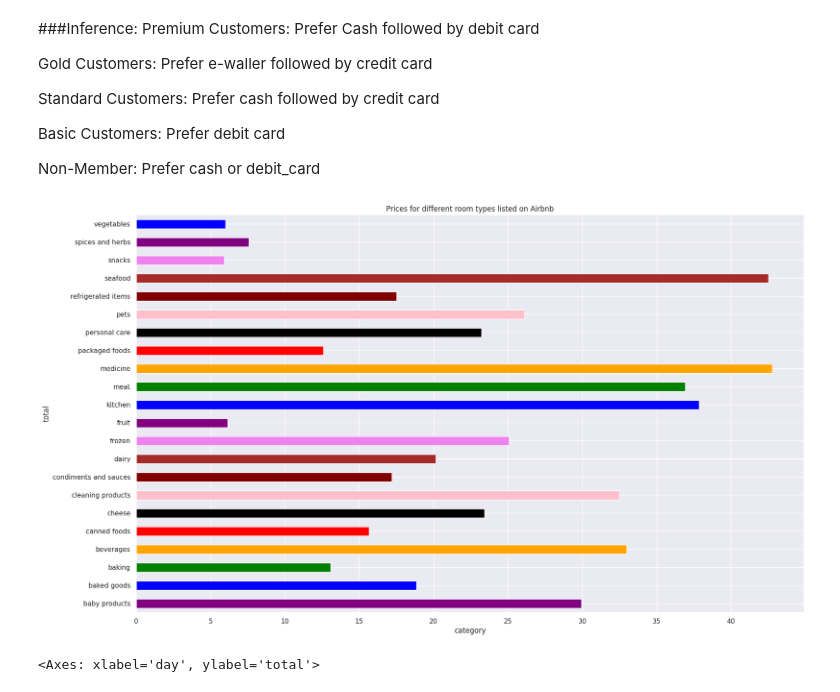
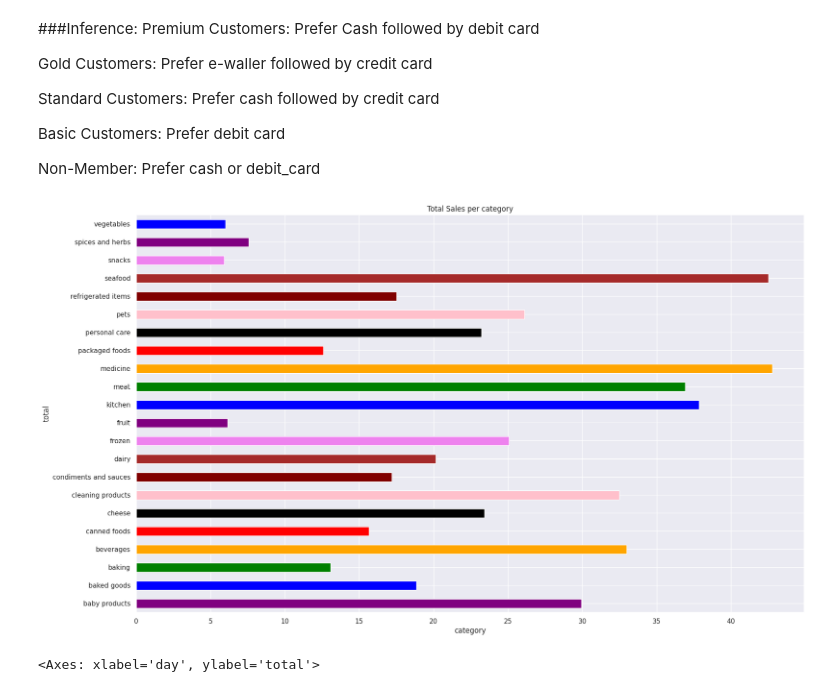
Before and after one commit to ayeshafirdose31/Cognizant_AI, a Jupyter notebook: Task_1.ipynb, the cells around one changed output. Saved outputs shown, nothing was run; the diff lists cells and outputs as text; code cells hidden in the pictures.

```diff
--- a/Task_1.ipynb
+++ b/Task_1.ipynb
@@ -317,21 +317,21 @@ Non-Member: Prefer cash or debit_card
 # %%
 import matplotlib.pyplot as plt
 
 # Define a list of colors for each category
 colors = ['purple', 'blue', 'green', 'orange', 'red', "black",'pink','maroon','brown','violet']
 
 # Generate the bar plot with multiple colors
 df.groupby('category')['total'].mean().plot(kind='barh', color=colors)
 
 # Add title and labels
-plt.title('Prices for different room types listed on Airbnb')
+plt.title('Total Sales per category')
 plt.xlabel('category')
 plt.ylabel('total')
 
 # Display the plot
 plt.show()
 # %% [output]
-[figure, old version]
+[figure, new version]
 # %%
 
 # Chart - 6 visualization code
```
